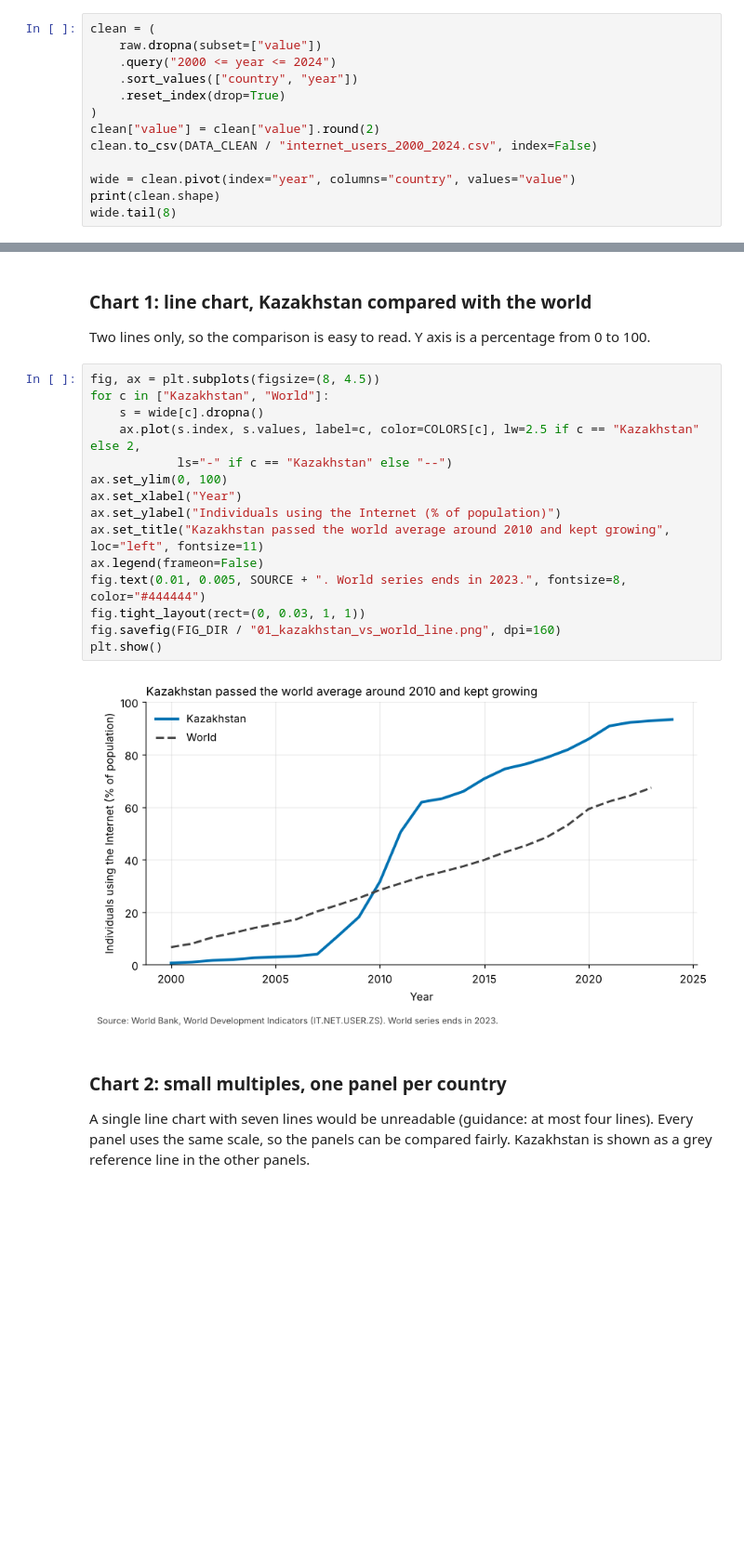
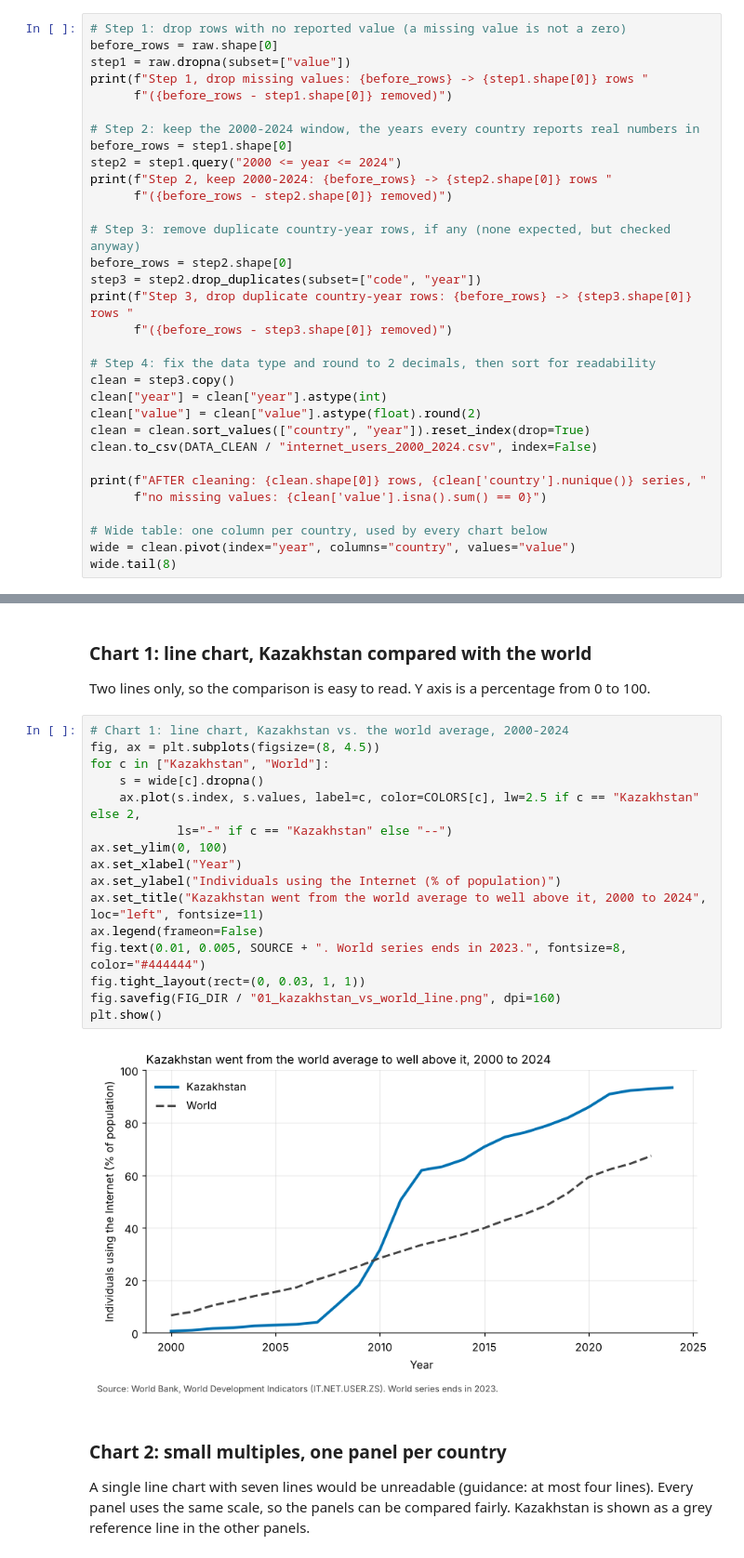
Before and after one commit to qudaibergent/pp, a Jupyter notebook: internet_kz_analysis.ipynb, the cells around one changed output, grey strips where cells are left out. Shown at 93% size. Saved outputs shown, nothing was run; the diff lists cells and outputs as text; blank space fills up the shorter version.

```diff
--- a/internet_kz_analysis.ipynb
+++ b/internet_kz_analysis.ipynb
@@ -93,16 +105,35 @@ Values outside 0-100: 0
 2. Use the window **2000 to 2024**, where every country that has data reports real numbers.
 3. Keep each country's own last year. I do not fill the gaps (Turkmenistan after 2017, World after 2023) because inventing values would be dishonest.
 # %%
-clean = (
-    raw.dropna(subset=["value"])
-    .query("2000 <= year <= 2024")
-    .sort_values(["country", "year"])
-    .reset_index(drop=True)
-)
-clean["value"] = clean["value"].round(2)
+# Step 1: drop rows with no reported value (a missing value is not a zero)
+before_rows = raw.shape[0]
+step1 = raw.dropna(subset=["value"])
+print(f"Step 1, drop missing values: {before_rows} -> {step1.shape[0]} rows "
+      f"({before_rows - step1.shape[0]} removed)")
+
+# Step 2: keep the 2000-2024 window, the years every country reports real numbers in
+before_rows = step1.shape[0]
+step2 = step1.query("2000 <= year <= 2024")
+print(f"Step 2, keep 2000-2024: {before_rows} -> {step2.shape[0]} rows "
+      f"({before_rows - step2.shape[0]} removed)")
+
+# Step 3: remove duplicate country-year rows, if any (none expected, but checked anyway)
+before_rows = step2.shape[0]
+step3 = step2.drop_duplicates(subset=["code", "year"])
+print(f"Step 3, drop duplicate country-year rows: {before_rows} -> {step3.shape[0]} rows "
+      f"({before_rows - step3.shape[0]} removed)")
+
+# Step 4: fix the data type and round to 2 decimals, then sort for readability
+clean = step3.copy()
+clean["year"] = clean["year"].astype(int)
+clean["value"] = clean["value"].astype(float).round(2)
+clean = clean.sort_values(["country", "year"]).reset_index(drop=True)
 clean.to_csv(DATA_CLEAN / "internet_users_2000_2024.csv", index=False)
 
+print(f"AFTER cleaning: {clean.shape[0]} rows, {clean['country'].nunique()} series, "
+      f"no missing values: {clean['value'].isna().sum() == 0}")
+
+# Wide table: one column per country, used by every chart below
 wide = clean.pivot(index="year", columns="country", values="value")
-print(clean.shape)
 wide.tail(8)
 # %% [output]
@@ -180,22 +218,23 @@ kaz_change.sort_values(ascending=False).head(5).rename("change_pp").to_frame()
 
 Two lines only, so the comparison is easy to read. Y axis is a percentage from 0 to 100.
 # %%
+# Chart 1: line chart, Kazakhstan vs. the world average, 2000-2024
 fig, ax = plt.subplots(figsize=(8, 4.5))
 for c in ["Kazakhstan", "World"]:
     s = wide[c].dropna()
     ax.plot(s.index, s.values, label=c, color=COLORS[c], lw=2.5 if c == "Kazakhstan" else 2,
             ls="-" if c == "Kazakhstan" else "--")
 ax.set_ylim(0, 100)
 ax.set_xlabel("Year")
 ax.set_ylabel("Individuals using the Internet (% of population)")
-ax.set_title("Kazakhstan passed the world average around 2010 and kept growing", loc="left", fontsize=11)
+ax.set_title("Kazakhstan went from the world average to well above it, 2000 to 2024", loc="left", fontsize=11)
 ax.legend(frameon=False)
 fig.text(0.01, 0.005, SOURCE + ". World series ends in 2023.", fontsize=8, color="#444444")
 fig.tight_layout(rect=(0, 0.03, 1, 1))
 fig.savefig(FIG_DIR / "01_kazakhstan_vs_world_line.png", dpi=160)
 plt.show()
 # %% [output]
-[figure, old version]
+[figure, new version]
 # %% [markdown]
 ### Chart 2: small multiples, one panel per country
 
```
Also changed, not shown: parts of 12 cells of this notebook, 1 other file.
